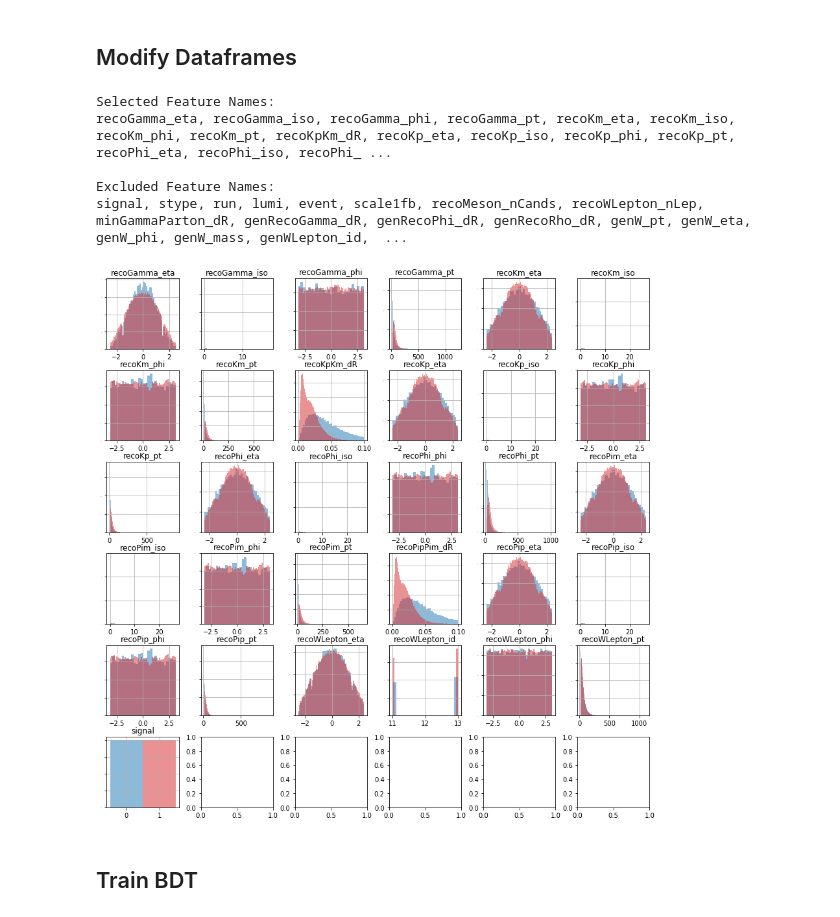
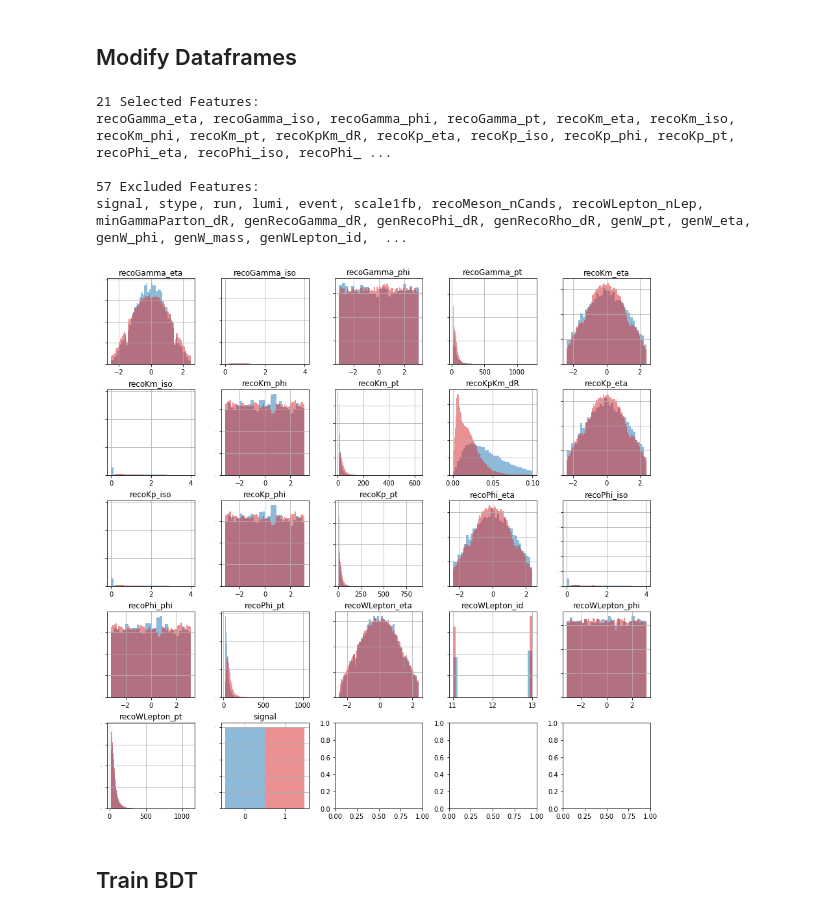
Before and after one commit to jkguiang/rare-higgs, a Jupyter notebook: analysis/bdt.ipynb, the cells around one changed output. Cells and saved outputs as stored; diff of their text form; code cells hidden in the pictures.

Commit message:
removed pi variables for phi training, fixed plots

```diff
--- a/analysis/bdt.ipynb
+++ b/analysis/bdt.ipynb
@@ -91,19 +87,21 @@ for bname in branches:
     if "gen" in bname: excludes.append(bname)
     elif "_mass" in bname: excludes.append(bname)
     elif "Rho" in bname: excludes.append(bname)
+    elif "Pip" in bname: excludes.append(bname)
+    elif "Pim" in bname: excludes.append(bname)
 
 # Collect selected features
 features = sorted(list(set(data.columns.values)-set(excludes)))
 # %%
 # Display selected features
-print("Selected Feature Names:\n"+", ".join(features)+"\n")
+print("{0} Selected Features:\n{1}\n".format(len(features), ", ".join(features)))
 # Display excluded features
-print("Excluded Feature Names:\n"+", ".join(excludes))
+print("{0} Excluded Features:\n{1}\n".format(len(excludes), ", ".join(excludes)))
 # %% [output]
-Selected Feature Names:
+21 Selected Features:
 recoGamma_eta, recoGamma_iso, recoGamma_phi, recoGamma_pt, recoKm_eta, recoKm_iso, recoKm_phi, recoKm_pt, recoKpKm_dR, recoKp_eta, recoKp_iso, recoKp_phi, recoKp_pt, recoPhi_eta, recoPhi_iso, recoPhi_ ...
 
-Excluded Feature Names:
+57 Excluded Features:
 signal, stype, run, lumi, event, scale1fb, recoMeson_nCands, recoWLepton_nLep, minGammaParton_dR, genRecoGamma_dR, genRecoPhi_dR, genRecoRho_dR, genW_pt, genW_eta, genW_phi, genW_mass, genWLepton_id,  ...
 # %%
 # Weigh *_pt columns by reco Higgs mass
@@ -112,12 +110,14 @@ for col in data.columns:
         data[col] = np.where(data[col] != -999, data[col], data[col]/data["recoHiggs_mass"])
 # %%
 # Plot all columns separately for background and signal
-fig, axes = plt.subplots(6,6,figsize=(15,15))
-df = data[features+["signal"]][(data.stype == 0) | (data.stype == samples.index("TTGamma_SingleLeptFromTbar"))]
-ax = df[df.signal==0].hist(ax=axes.flatten()[:len(df.keys())],alpha=0.5,color="C0",ylabelsize=0,density=True,layout=(6,6),bins="auto")
-ax = df[df.signal==1].hist(ax=axes.flatten()[:len(df.keys())],alpha=0.5,color="C3",ylabelsize=0,density=True,layout=(6,6),bins="auto")
+fig, axes = plt.subplots(5,5,figsize=(15,15))
+stypeSel = ((data.stype == 0) | (data.stype == samples.index("TTGamma_SingleLeptFromTbar")))
+isoSel = ((data.recoPhi_iso < 4) & (data.recoGamma_iso < 4) & (data.recoKp_iso < 4) & (data.recoKm_iso < 4))
+toPlot = data[features+["signal"]][stypeSel & isoSel]
+ax = toPlot[(toPlot.signal==0)].hist(ax=axes.flatten()[:len(toPlot.keys())],alpha=0.5,color="C0",ylabelsize=0,density=True,layout=(5,5),bins="auto")
+ax = toPlot[(toPlot.signal==1)].hist(ax=axes.flatten()[:len(toPlot.keys())],alpha=0.5,color="C3",ylabelsize=0,density=True,layout=(5,5),bins="auto")
 # %% [output]
-[figure, old version]
+[figure, new version]
 # %%
 # Split dataframe for training and testing
 dummyWeights = np.ones(len(data["signal"])) # in place of data["weights"]
```
Also changed, not shown: parts of 4 cells of this notebook.
